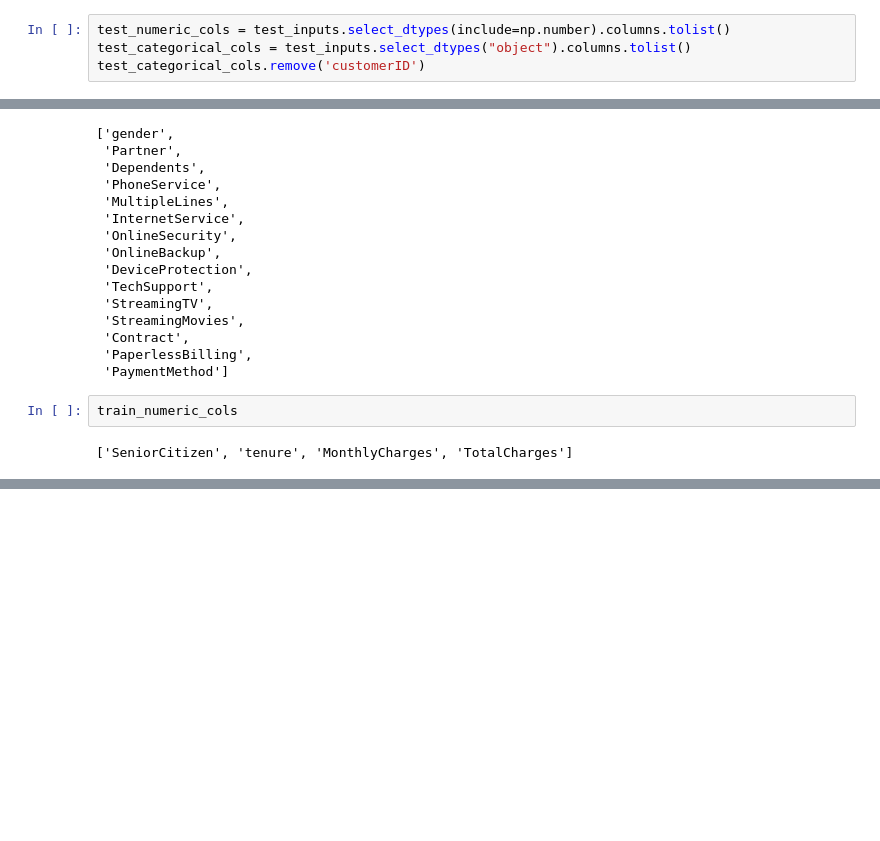
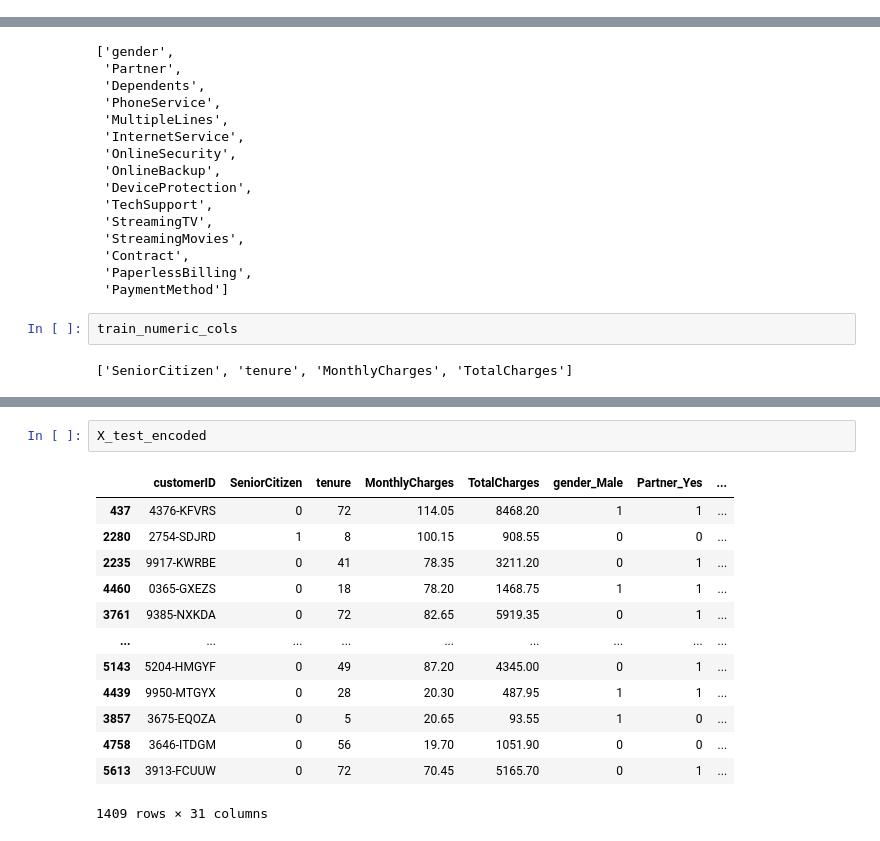
Before and after one commit to stanleyotieno1/Data-analysis-assignment, a Jupyter notebook: Jupyter-files/churn.ipynb, the cells around one changed output, grey strips where cells are left out. Drawn from its saved outputs; the diff is of its cells as text; blank space fills up the shorter version.

```diff
--- a/Jupyter-files/churn.ipynb
+++ b/Jupyter-files/churn.ipynb
@@ -545,7 +557,3 @@ train_categorical_cols.remove('customerID')
-# %%
-test_numeric_cols = test_inputs.select_dtypes(include=np.number).columns.tolist()
-test_categorical_cols = test_inputs.select_dtypes("object").columns.tolist()
-test_categorical_cols.remove('customerID')
 # %%
 train_categorical_cols
 # %% [output]
@@ -595 +608,17 @@ X_train_encoded
 5634 rows × 31 columns
+# %%
+X_test_encoded
+# %% [output]
+|  | customerID | SeniorCitizen | tenure | MonthlyCharges | TotalCharges | gender_Male | Partner_Yes | ... |
+| 437 | 4376-KFVRS | 0 | 72 | 114.05 | 8468.20 | 1 | 1 | ... |
+| 2280 | 2754-SDJRD | 1 | 8 | 100.15 | 908.55 | 0 | 0 | ... |
+| 2235 | 9917-KWRBE | 0 | 41 | 78.35 | 3211.20 | 0 | 1 | ... |
+| 4460 | 0365-GXEZS | 0 | 18 | 78.20 | 1468.75 | 1 | 1 | ... |
+| 3761 | 9385-NXKDA | 0 | 72 | 82.65 | 5919.35 | 0 | 1 | ... |
+| ... | ... | ... | ... | ... | ... | ... | ... | ... |
+| 5143 | 5204-HMGYF | 0 | 49 | 87.20 | 4345.00 | 0 | 1 | ... |
+| 4439 | 9950-MTGYX | 0 | 28 | 20.30 | 487.95 | 1 | 1 | ... |
+| 3857 | 3675-EQOZA | 0 | 5 | 20.65 | 93.55 | 1 | 0 | ... |
+| 4758 | 3646-ITDGM | 0 | 56 | 19.70 | 1051.90 | 0 | 0 | ... |
+| 5613 | 3913-FCUUW | 0 | 72 | 70.45 | 5165.70 | 0 | 1 | ... |
+1409 rows × 31 columns
```
Also changed, not shown: parts of 6 cells of this notebook.
